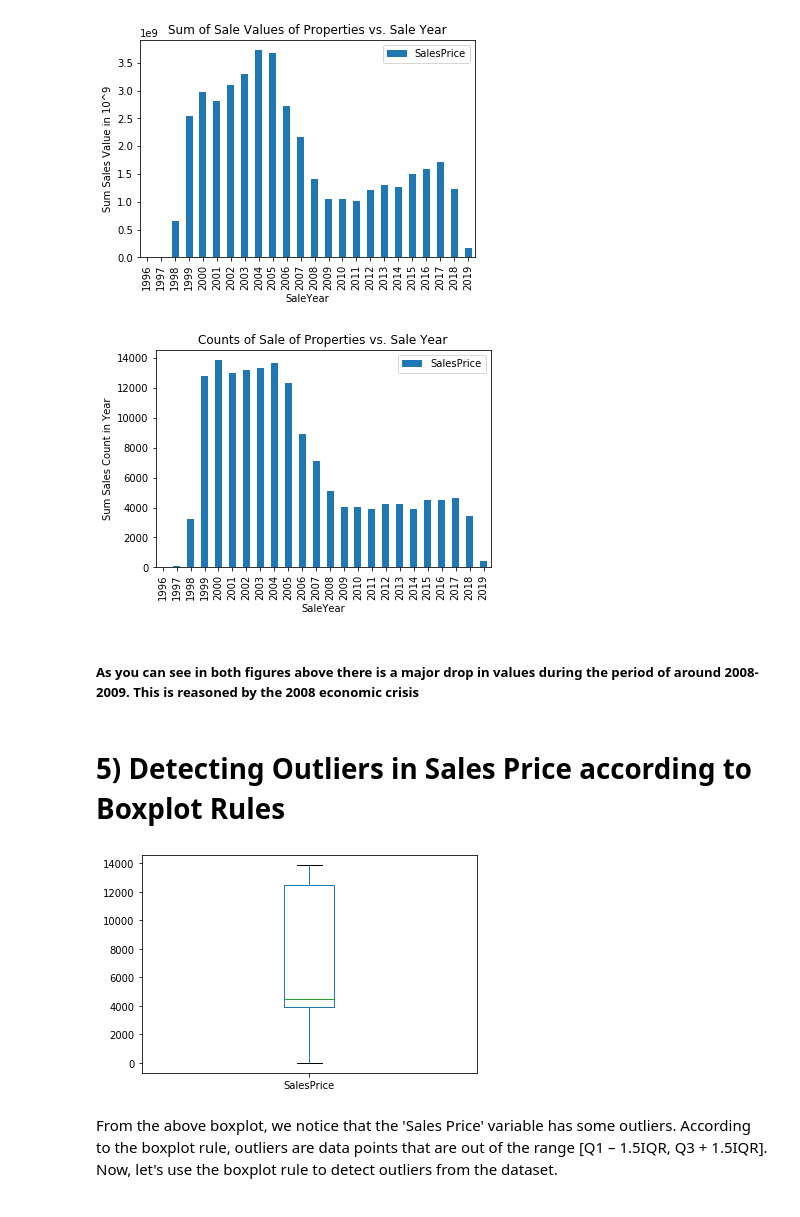
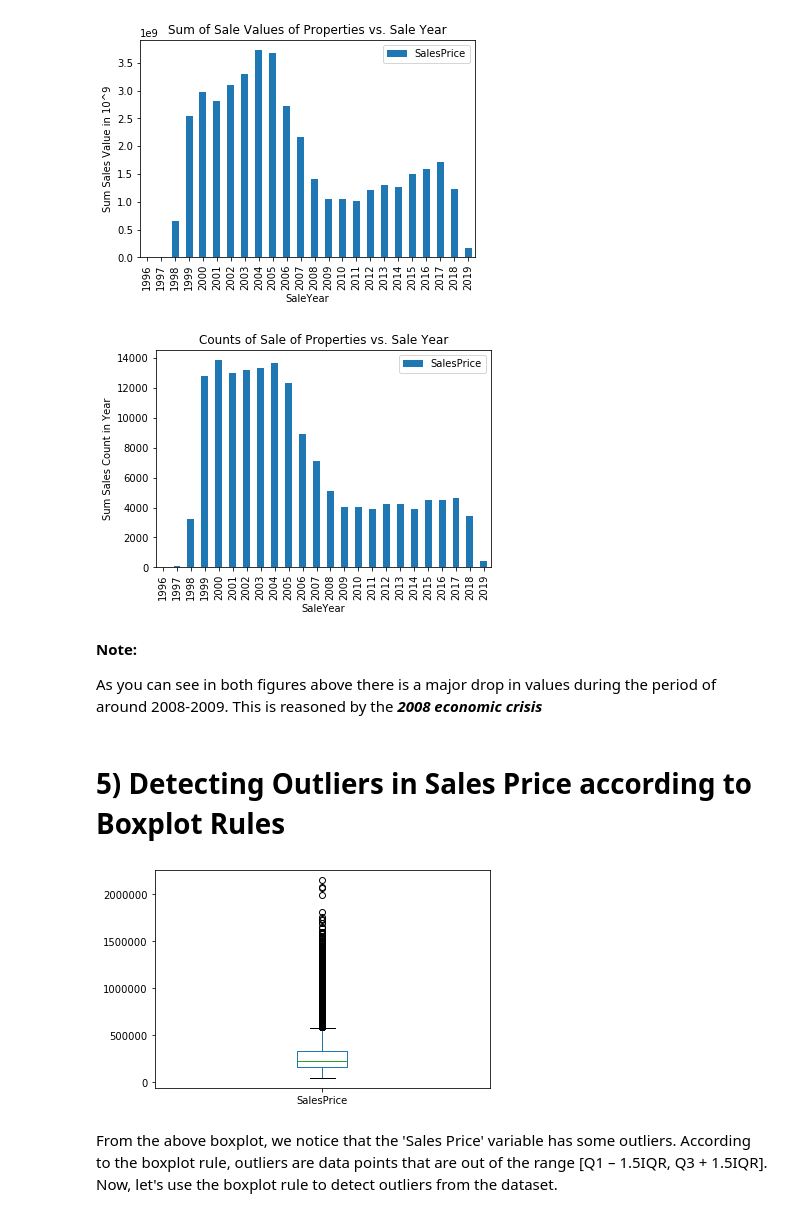
Before and after one commit to gassergalalali/MST-IST-5520-SP2020-Group-7, a Jupyter notebook: Milestone 2/3.SummarizationAndVisualization.ipynb, the cells around one changed output. Saved outputs shown, nothing was run; the diff lists cells and outputs as text; code cells hidden in the pictures.

```diff
--- a/Milestone 2/3.SummarizationAndVisualization.ipynb
+++ b/Milestone 2/3.SummarizationAndVisualization.ipynb
@@ -226,23 +232,25 @@ plt.show()
 # %% [output]
 [figure]
 # %%
-df2 = pd.crosstab(index=dt['SaleYear'],columns="SalesPrice")
-df2 = df2.reset_index()
-df2.plot.bar(x='SaleYear', y='SalesPrice', rot=90)
+df3 = pd.crosstab(index=dt['SaleYear'],columns="SalesPrice")
+df3 = df3.reset_index()
+df3.plot.bar(x='SaleYear', y='SalesPrice', rot=90)
 plt.title('Counts of Sale of Properties vs. Sale Year')
 plt.ylabel('Sum Sales Count in Year')
 plt.show()
 # %% [output]
-[figure, old version]
+[figure, new version]
 # %% [markdown]
-##### As you can see in both figures above there is a major drop in values during the period of around 2008-2009. This is reasoned by the 2008 economic crisis
+**Note:**
+
+As you can see in both figures above there is a major drop in values during the period of around 2008-2009. This is reasoned by the ***2008 economic crisis***
 # %% [markdown]
 # 5) Detecting Outliers in Sales Price according to Boxplot Rules
 # %%
-df2['SalesPrice'].plot.box()
+dt['SalesPrice'].plot.box()
 plt.show()
 # %% [output]
-[figure, old version]
+[figure, new version]
 # %% [markdown]
 From the above boxplot, we notice that the 'Sales Price' variable has some outliers. According to the boxplot rule, outliers are data points that are out of the range [Q1 – 1.5IQR, Q3 + 1.5IQR]. Now, let's use the boxplot rule to detect outliers from the dataset.
 # %%
```
Also changed, not shown: parts of 13 cells of this notebook, 2 other files.
